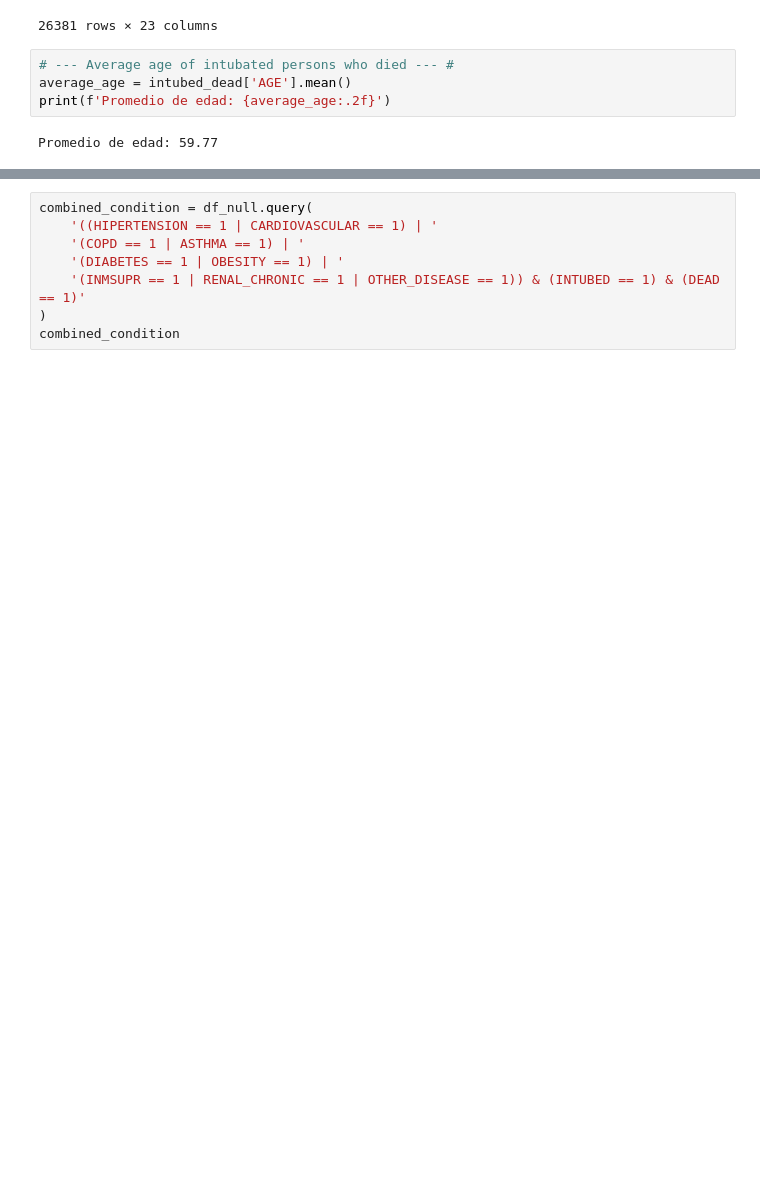
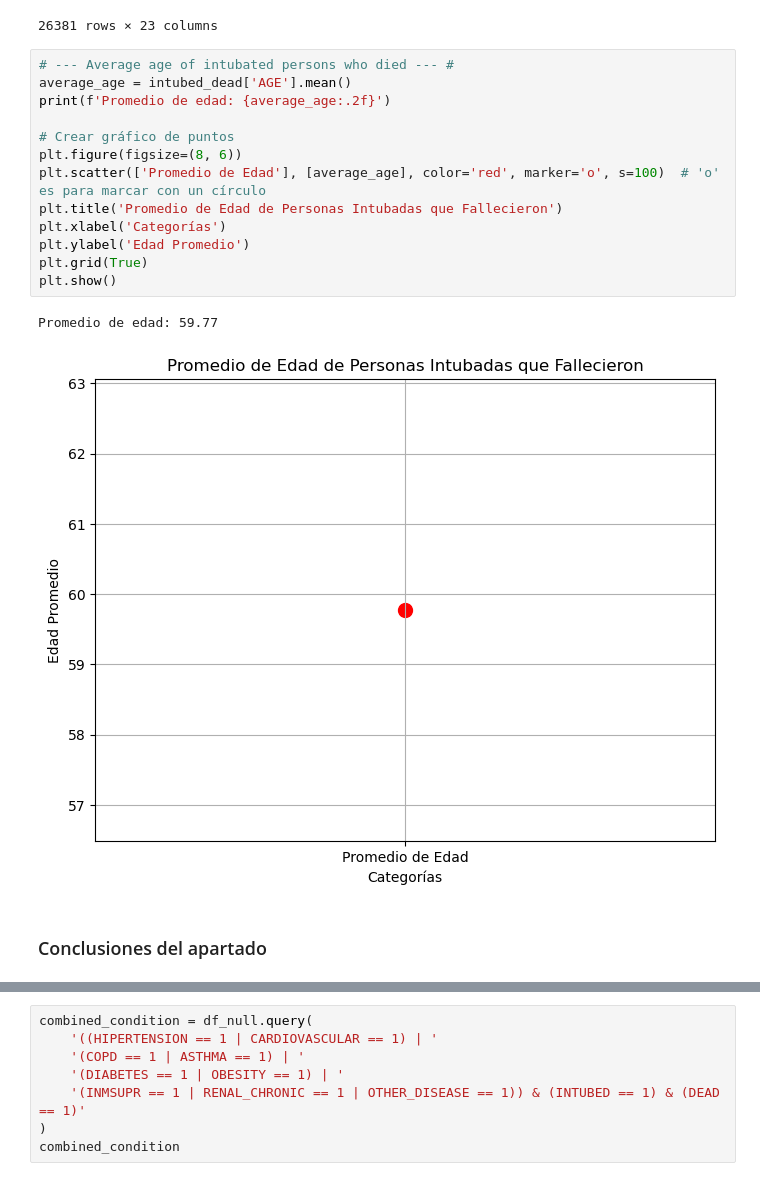
Before and after one commit to SamuelG0319/Final_Project_DS, a Jupyter notebook: Final Project Software Development VIII - Covid-19.ipynb, the cells around one changed output, grey strips where cells are left out. Cells and saved outputs as stored; diff of their text form; blank space fills up the shorter version.

Commit message:
Could have of intubated patients was added.
This includes the graphs and analysis of the data collected from the dataset.

```diff
--- a/Final Project Software Development VIII - Covid-19.ipynb
+++ b/Final Project Software Development VIII - Covid-19.ipynb
@@ -1076,6 +1089,18 @@ intubed_dead
 # %%
 # --- Average age of intubated persons who died --- #
 average_age = intubed_dead['AGE'].mean()
 print(f'Promedio de edad: {average_age:.2f}')
+
+# Crear gráfico de puntos
+plt.figure(figsize=(8, 6))
+plt.scatter(['Promedio de Edad'], [average_age], color='red', marker='o', s=100)  # 'o' es para marcar con un círculo
+plt.title('Promedio de Edad de Personas Intubadas que Fallecieron')
+plt.xlabel('Categorías')
+plt.ylabel('Edad Promedio')
+plt.grid(True)
+plt.show()
 # %% [output]
 Promedio de edad: 59.77
+[figure, added]
+# %% [markdown]
+### Conclusiones del apartado
```
Also changed, not shown: parts of 11 cells of this notebook.
